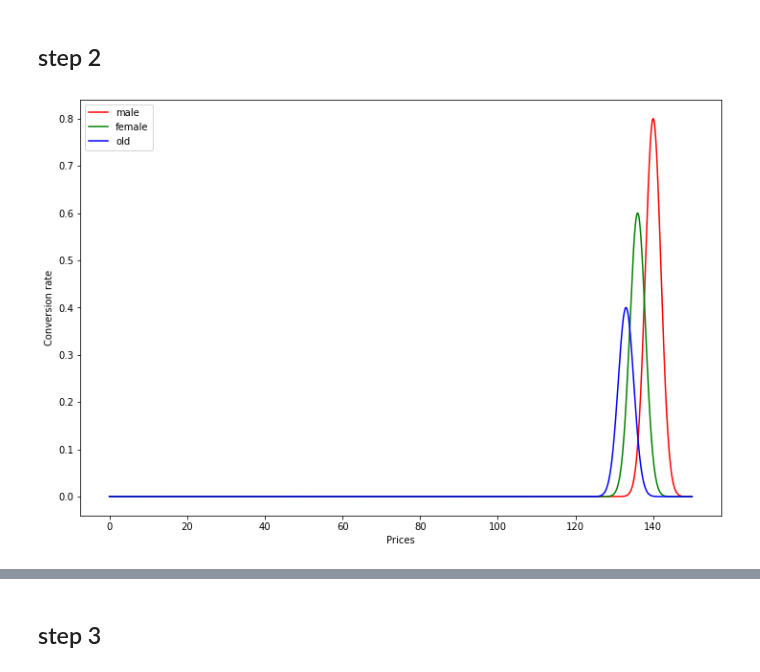
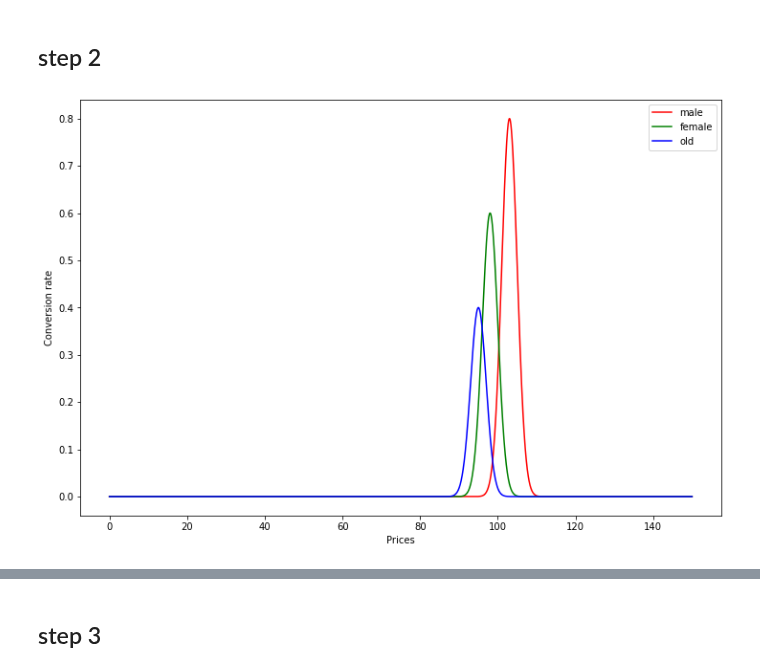
Before and after one commit to VladMarianCimpeanu/OLA_project, a Jupyter notebook: customers_parameters.ipynb, the cells around one changed output, grey strips where cells are left out. Cells and saved outputs as stored; diff of their text form; code cells hidden in the pictures.

```diff
--- a/customers_parameters.ipynb
+++ b/customers_parameters.ipynb
@@ -712,26 +715,26 @@ print(c1_p2, c2_p2, c3_p2)
 # %% [markdown]
 ## step 2
 # %%
-mu_32 = [140, 136 ,133]
+mu_32 = [103, 98 ,95]
 sigma_32 = [2, 2, 2]
 scale_32 = [0.8, 0.6, 0.4]
 cv_32 = []
 cv_32.append(cv_curve(mu_32[0], sigma_32[0], prices, scale_32[0]))
 cv_32.append(cv_curve(mu_32[1], sigma_32[1], prices, scale_32[1]))
 cv_32.append(cv_curve(mu_32[2], sigma_32[2], prices, scale_32[2]))
 cv_32
 
 
 plt.figure(figsize=(12,8))
 plt.plot(prices, cv_32[0], color="red", label="male")
 plt.plot(prices, cv_32[1], color="green", label="female")
 plt.plot(prices, cv_32[2], color="blue", label="old")
 plt.xlabel("Prices")
 plt.ylabel("Conversion rate")
 plt.legend()
 plt.show()
 # %% [output]
-[figure, old version]
+[figure, new version]
 # %%
 expected_margin_32 = 0
 for i in range(classes):
```
Also changed, not shown: parts of 39 cells of this notebook, 4 other files.
